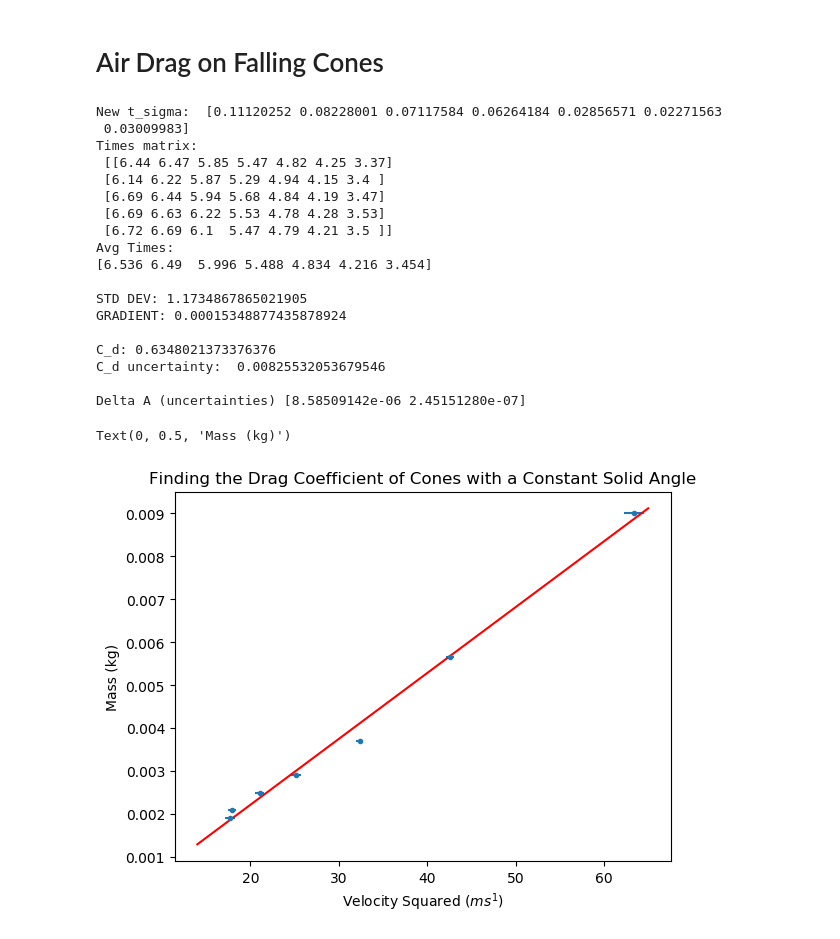
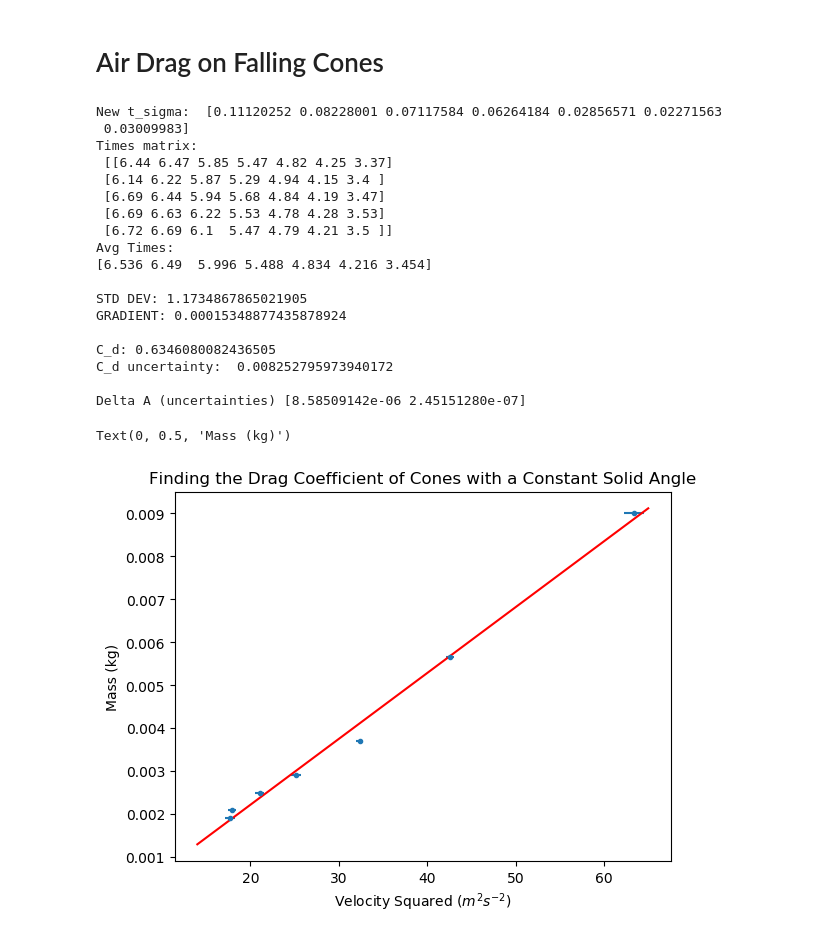
Before and after one commit to alg107/PHYS285-Cones, a Jupyter notebook: Cones.ipynb, the cells around one changed output. Cells and saved outputs as stored; diff of their text form; code cells hidden in the pictures.

```diff
--- a/Cones.ipynb
+++ b/Cones.ipynb
@@ -89,8 +89,10 @@ a = np.linalg.solve(A,b)
 
 ### VARS for coefficient
 
+omega = 0.4
+phi = omega*np.sqrt((4*np.pi)/(omega)-1)
 phi = 2.206
-g = 9.81
+g = 9.807
 p = 1.225
 r = 0.1
 A = ((r**2)*(phi**2))/(4*np.pi)
@@ -122,34 +124,34 @@ print()
 print("Delta A (uncertainties)", np.sqrt(np.diag(A_inv)))
 
 ## Graphing
 
 xx = np.linspace(14,65,1000) # Range for line of best fit
 
 plt.rcdefaults()  # turn off xkcd
 plt.figure()
 plt.errorbar(x,y,sigma_y,sigma_x,fmt='.')
 plt.plot(xx,model(a,xx),'r-')
 plt.title("Finding the Drag Coefficient of Cones with a Constant Solid Angle")
-plt.xlabel('Velocity Squared ($ms^1$)')
+plt.xlabel('Velocity Squared ($m^2s^{-2}$)')
 plt.ylabel('Mass (kg)')
 # %% [output]
 New t_sigma:  [0.11120252 0.08228001 0.07117584 0.06264184 0.02856571 0.02271563
  0.03009983]
 Times matrix:
  [[6.44 6.47 5.85 5.47 4.82 4.25 3.37]
  [6.14 6.22 5.87 5.29 4.94 4.15 3.4 ]
  [6.69 6.44 5.94 5.68 4.84 4.19 3.47]
  [6.69 6.63 6.22 5.53 4.78 4.28 3.53]
  [6.72 6.69 6.1  5.47 4.79 4.21 3.5 ]]
 Avg Times:
 [6.536 6.49  5.996 5.488 4.834 4.216 3.454]
 
 STD DEV: 1.1734867865021905
 GRADIENT: 0.00015348877435878924
 
-C_d: 0.6348021373376376
-C_d uncertainty:  0.00825532053679546
+C_d: 0.6346080082436505
+C_d uncertainty:  0.008252795973940172
 
 Delta A (uncertainties) [8.58509142e-06 2.45151280e-07]
 Text(0, 0.5, 'Mass (kg)')
-[figure, old version]
+[figure, new version]
```
